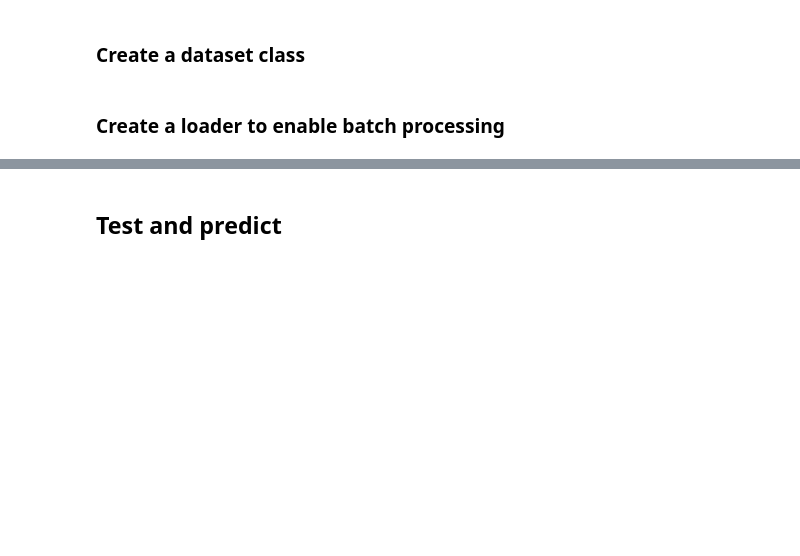
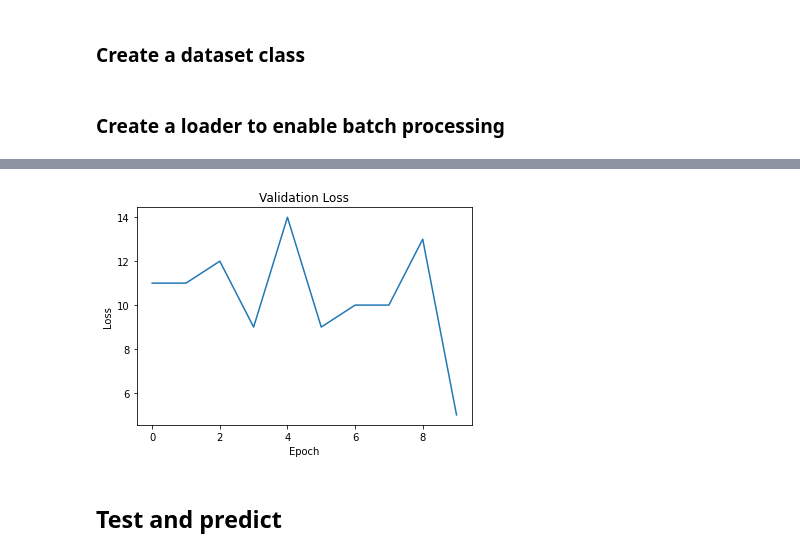
Before and after one commit to nicole9925/CSE151B-Kaggle-Competition, a Jupyter notebook: linear.ipynb, the cells around one changed output, grey strips where cells are left out. Saved outputs shown, nothing was run; the diff lists cells and outputs as text; code cells hidden in the pictures; blank space fills up the shorter version.

```diff
--- a/linear.ipynb
+++ b/linear.ipynb
@@ -149,2 +164,12 @@ KeyboardInterrupt:
+# %%
+test_loss = [11, 11, 12, 9, 14, 9, 10, 10, 13, 5]
+
+plt.plot(test_loss)
+plt.title("Validation Loss")
+plt.xlabel("Epoch")
+plt.ylabel("Loss")
+plt.savefig('eda_results/test_subset_linear-lower-learning.png')
+# %% [output]
+[figure, added]
 # %% [markdown]
 ## Test and predict
```
Also changed, not shown: parts of 17 cells of this notebook, 9 other files.
